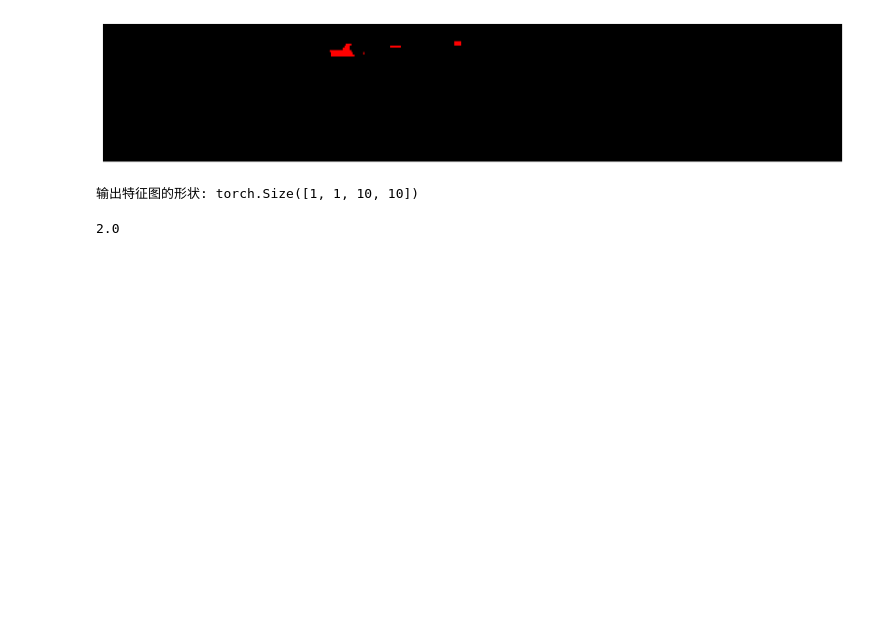
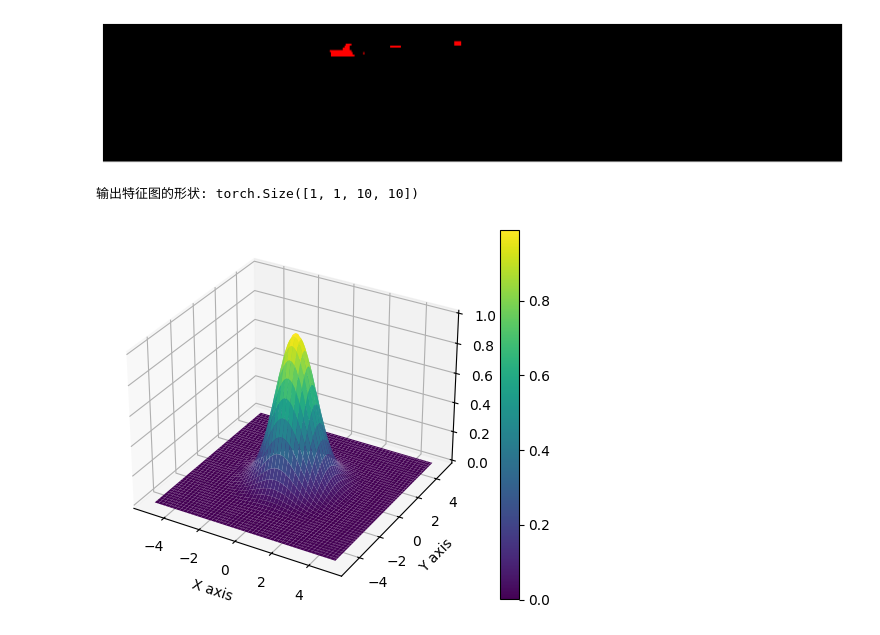
Before and after one commit to ChenXinXuTUSC/kittiobj3dtest, a Jupyter notebook: notebook/playground.ipynb, the cells around one changed output. Drawn from its saved outputs; the diff is of its cells as text; code cells hidden in the pictures; blank space fills up the shorter version.

```diff
--- a/notebook/playground.ipynb
+++ b/notebook/playground.ipynb
@@ -108,13 +108,39 @@ output_tensor = transpose_conv(input_tensor)
 print("输出特征图的形状:", output_tensor.shape)
 # %% [output]
 输出特征图的形状: torch.Size([1, 1, 10, 10])
-# %%
-import torch
-
-a = torch.randint(0, 3, (4, 4))
-
-h, w = a.shape
-
-print((h-1)/3+1)
-# %% [output]
-2.0
+# %%
+import numpy as np
+import matplotlib.pyplot as plt
+from mpl_toolkits.mplot3d import Axes3D
+
+# 定义二维高斯函数
+def gaussian_2d(x, y, mu_x=0, mu_y=0, sigma_x=1, sigma_y=1):
+    return np.exp(-((x - mu_x)**2 / (2 * sigma_x**2) + (y - mu_y)**2 / (2 * sigma_y**2)))
+
+# 创建网格数据
+x = np.linspace(-5, 5, 100)
+y = np.linspace(-5, 5, 100)
+x, y = np.meshgrid(x, y)
+
+# 计算高斯函数的值
+z = gaussian_2d(x, y)
+
+# 创建 3D 图形
+fig = plt.figure()
+ax = fig.add_subplot(111, projection='3d')
+
+# 绘制表面图
+surf = ax.plot_surface(x, y, z, cmap='viridis')
+
+# 添加颜色条
+fig.colorbar(surf)
+
+# 设置坐标轴标签
+ax.set_xlabel('X axis')
+ax.set_ylabel('Y axis')
+ax.set_zlabel('Z axis')
+
+# 显示图形
+plt.show()
+# %% [output]
+[figure, added]
```
Also changed, not shown: 5 other files.
